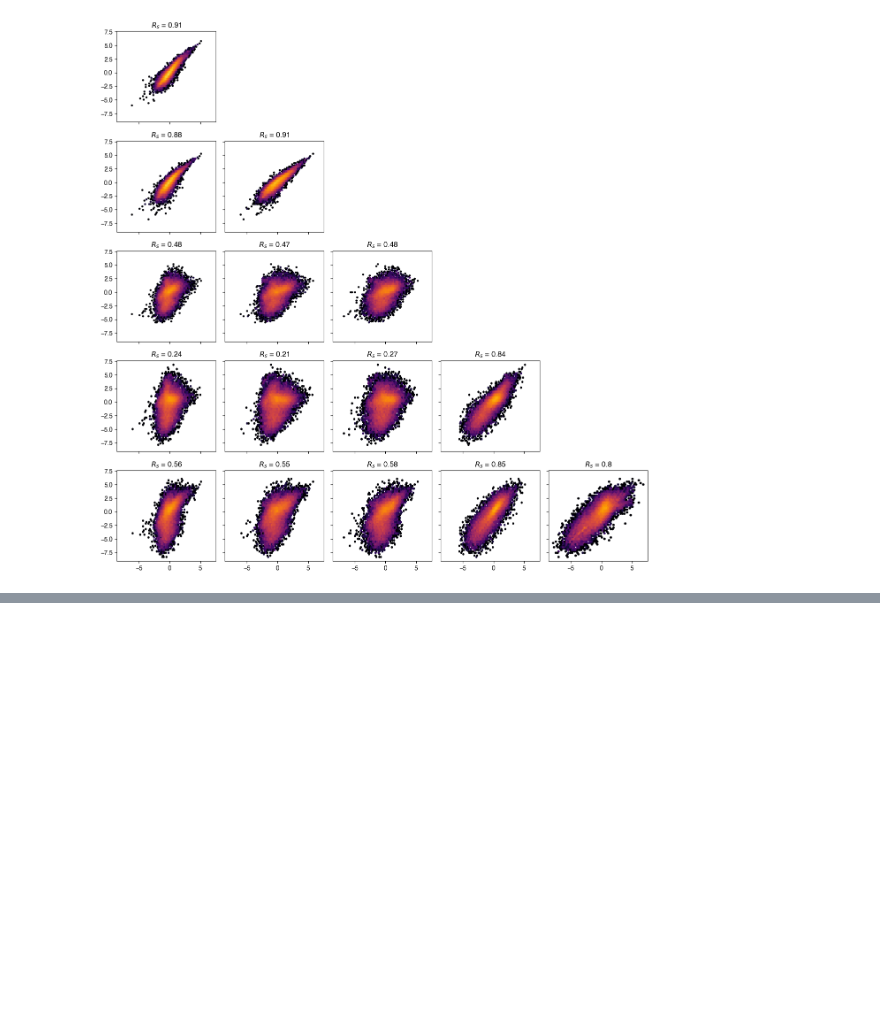
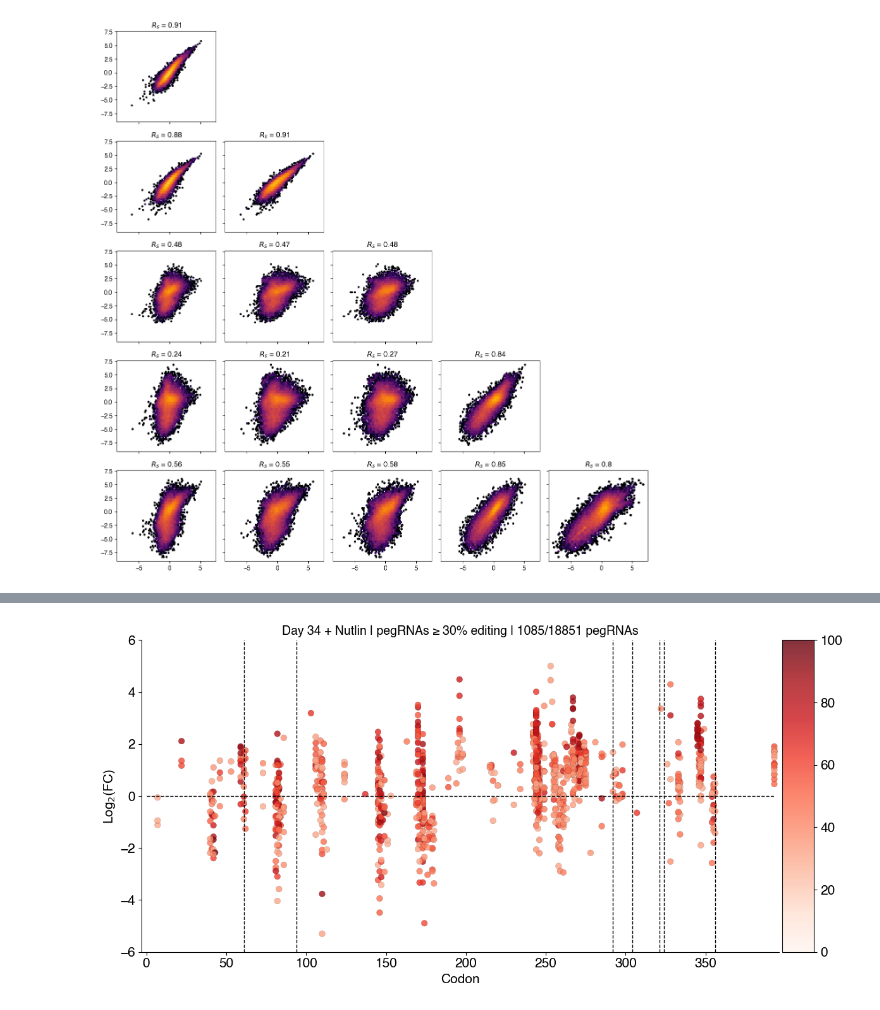
Before and after one commit to samgould2/p53-prime-editing-sensor, a Jupyter notebook: extended_figures.ipynb, the cells around one changed output, grey strips where cells are left out. Saved outputs shown, nothing was run; the diff lists cells and outputs as text; code cells hidden in the pictures; blank space fills up the shorter version.

```diff
--- a/extended_figures.ipynb
+++ b/extended_figures.ipynb
@@ -806,0 +893,54 @@ fig.tight_layout()
+# %%
+sample = 'D34-NUT'
+corr_perc_min = 30 #MODIFY THIS PARAMETER TO GENERATE ALTERNATE PLOTS
+corr_perc_max = 100
+
+counts_threshold=10
+
+fig, ax = plt.subplots(figsize=(12,6))
+
+bb = mageck_dict[sample].copy()
+bb = bb.replace(0,1e-5) #for the log FDR calculation
+bb['-log10(FDR)']=-np.log10(bb['FDR'])
+bb['FDR_below_.05'] = bb['FDR']<.05
+
+d34 = cp_dict2[sample]
+d34 = d34[d34['Reads_aligned_all_amplicons']>=counts_threshold]
+p = d34[(d34['corr_perc_backsub']>=corr_perc_min) & (d34['corr_perc_backsub']<=corr_perc_max)]
+
+bb = pd.merge(bb, p, on='peg_id')
+
+
+g = ax.scatter(data = bb, x='codon', y='LFC', c='corr_perc_backsub', cmap='Reds', vmin=0, vmax=100, alpha=.8, s=50, edgecolor='black', linewidths=.1)
+#plt.colorbar()
+
+divider = make_axes_locatable(ax)
+cax = divider.append_axes('right', size='5%', pad=0.05)
+
+
+fig.colorbar(g, cax=cax, orientation='vertical')
+
+ax.plot([0,393],[0,0], linewidth=1, linestyle='dashed', color='black')
+ax.set_title(f"Day 34 + Nutlin | pegRNAs ≥ {corr_perc_min}% editing | {len(bb)}/{len(d34)} pegRNAs", fontsize=14)
+ax.set_ylim(-6,6)
+ax.set_xlim(-3,396)
+ax.set_ylabel("Log$_{2}$(FC)", fontsize=15)
+ax.set_xlabel("Codon", fontsize=15)
+
+
+ax.spines['top'].set_visible(False)
+ax.spines['right'].set_visible(False)
+ax.tick_params(axis='both', which='major', labelsize=15)
+cax.tick_params(axis='both', which='major', labelsize=15)
+
+
+#plotting domain lines
+
+boundaries = [61,94,292,304,321,324,356]
+for bound in boundaries:
+    ax.plot([bound, bound],[-6,6], linewidth=1, linestyle='dashed', color='black')
+
+
+fig.tight_layout()
+# %% [output]
+[figure, added]
```
Also changed, not shown: parts of 36 cells of this notebook.
